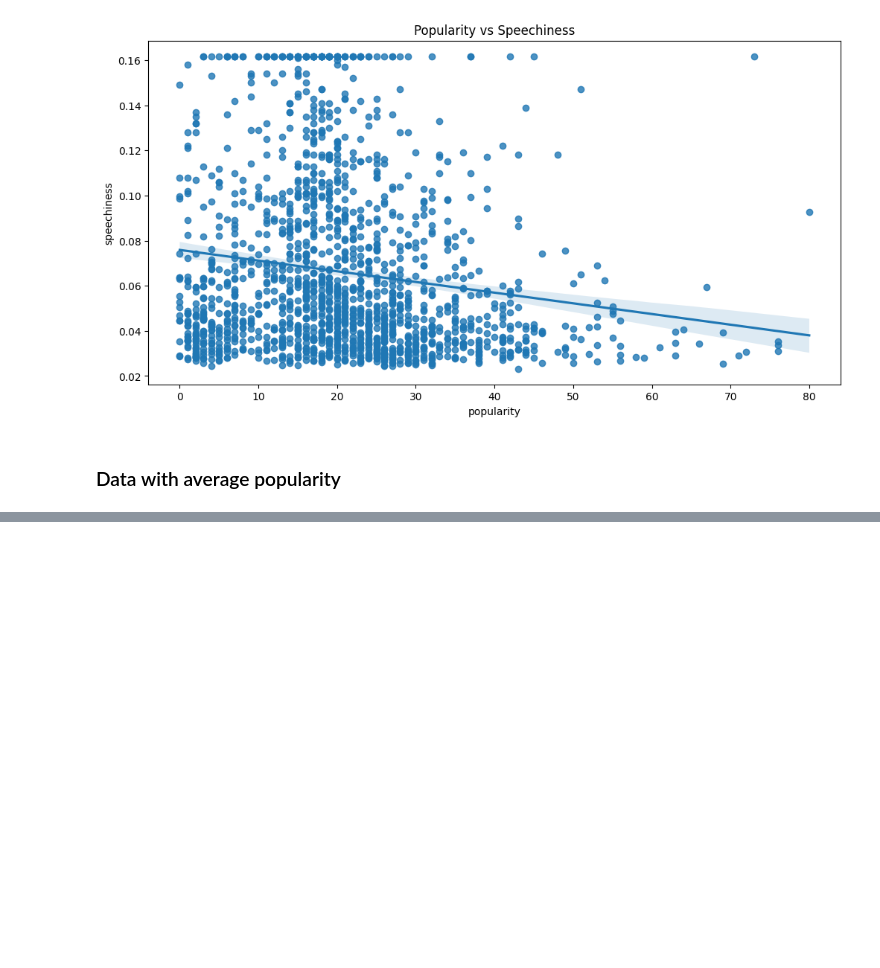
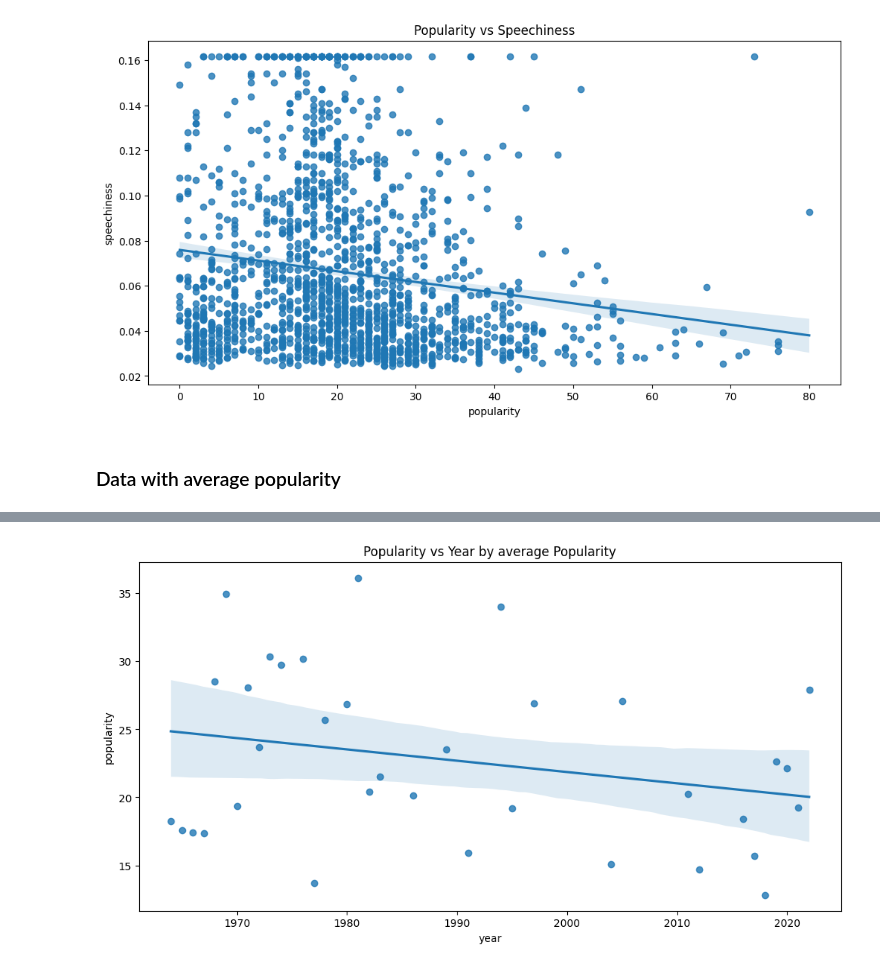
Before and after one commit to ShakyaSangam/spotify-ml-analysis, a Jupyter notebook: spotify.ipynb, the cells around one changed output, grey strips where cells are left out. Drawn from its saved outputs; the diff is of its cells as text; code cells hidden in the pictures; blank space fills up the shorter version.

```diff
--- a/spotify.ipynb
+++ b/spotify.ipynb
@@ -438,3 +438,6 @@ plt.show()
 [figure]
 # %% [markdown]
 ### Data with average popularity
+# %%
+filteryearlyData = df.groupby("year")[["popularity","tempo","speechiness", "valence", "energy", "loudness", "acousticness", "danceability", "liveness"]].mean().reset_index()
+filteryearlyData
@@ -440,0 +462,7 @@ plt.show()
+# %%
+plt.figure(figsize=(12, 6))
+sns.regplot(data=filteryearlyData, x='year', y='popularity')
+plt.title('Popularity vs Year by average Popularity')
+plt.show()
+# %% [output]
+[figure, added]
```
Also changed, not shown: parts of 7 cells of this notebook.
